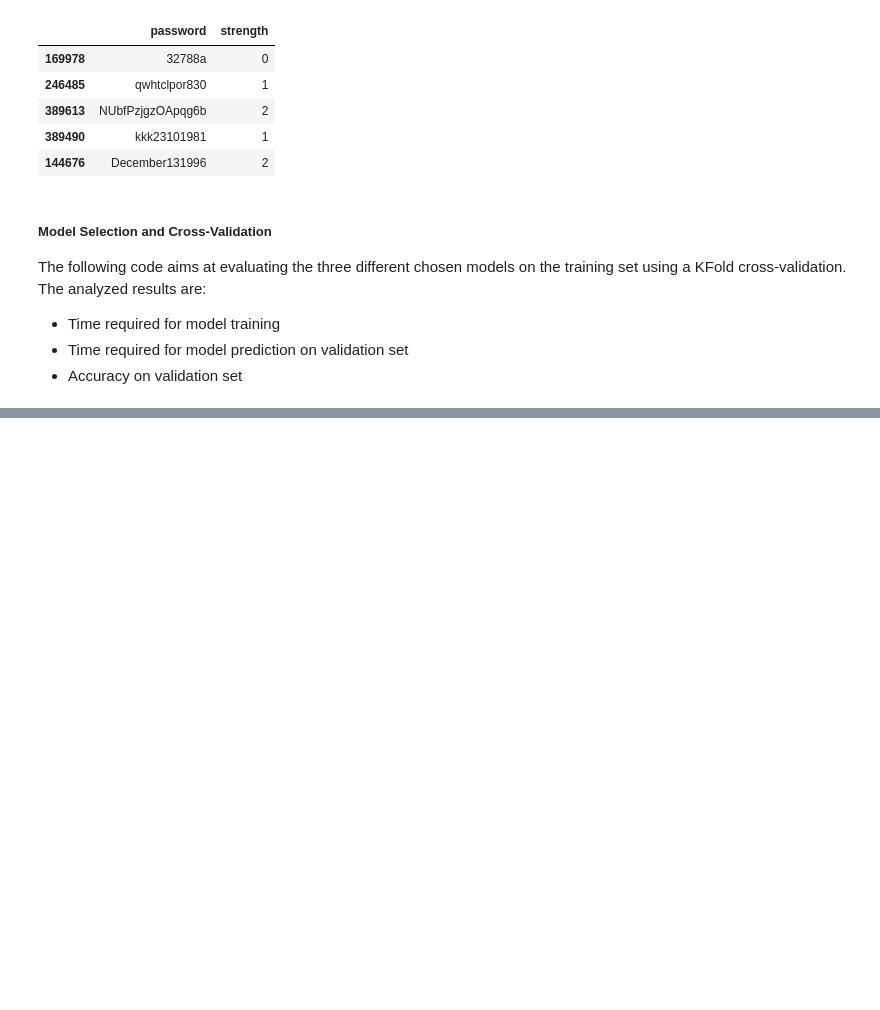
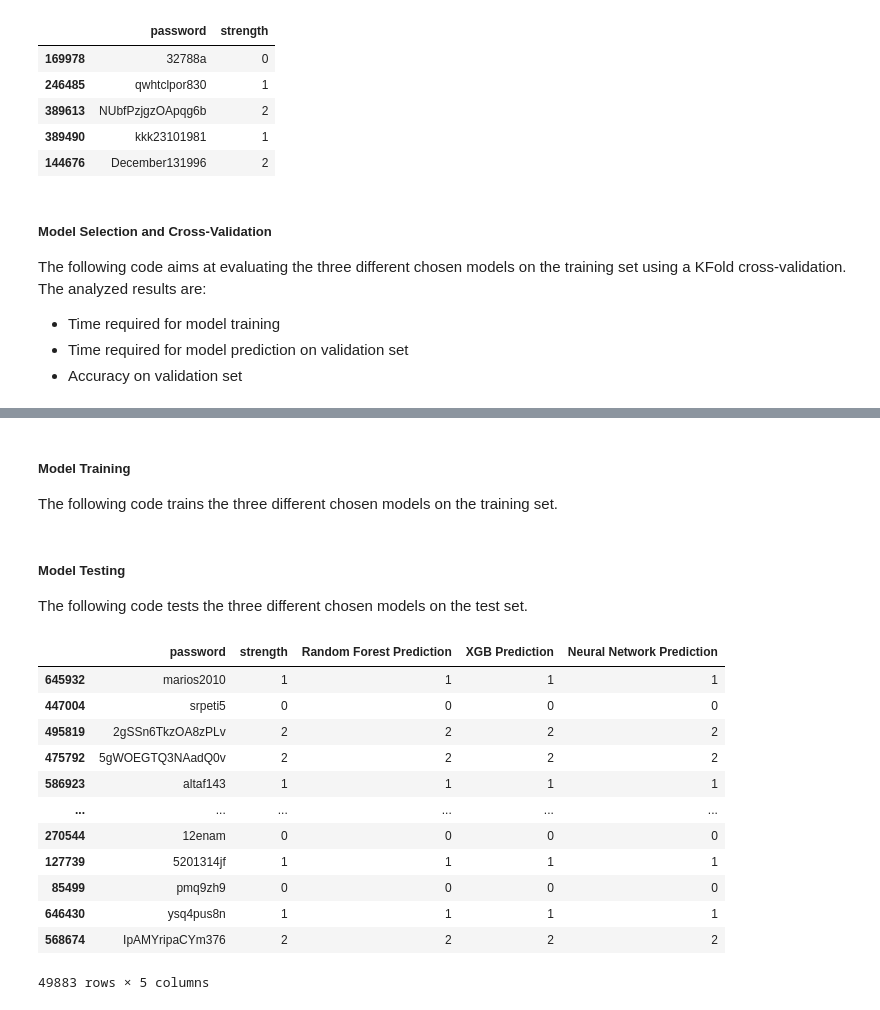
Before and after one commit to LucaMelis0/password-strength-classification, a Jupyter notebook: main.ipynb, the cells around one changed output, grey strips where cells are left out. Cells and saved outputs as stored; diff of their text form; code cells hidden in the pictures; blank space fills up the shorter version.

```diff
--- a/main.ipynb
+++ b/main.ipynb
@@ -209,0 +210,3 @@ Metrics for Neural Network Classifier:
+# %% [markdown]
+##### **Model Training**
+The following code trains the three different chosen models on the training set.
@@ -209,0 +217,25 @@ Metrics for Neural Network Classifier:
+# %% [markdown]
+##### **Model Testing**
+The following code tests the three different chosen models on the test set.
+# %%
+from utils_and_libraries.libs import pd
+
+random_forest_predictions = random_forest_classifier.predict(x_test)
+xgb_classifier_predictions = xgb_classifier.predict(x_test)
+neural_network_predictions = neural_network_classifier.predict(x_test)
+
+utils.display_data(pd.DataFrame({'password': password_test, 'strength': y_test, 'Random Forest Prediction': random_forest_predictions, 'XGB Prediction': xgb_classifier_predictions, 'Neural Network Prediction': neural_network_predictions}), head=False)
+# %% [output]
+|  | password | strength | Random Forest Prediction | XGB Prediction | Neural Network Prediction |
+| 645932 | marios2010 | 1 | 1 | 1 | 1 |
+| 447004 | srpeti5 | 0 | 0 | 0 | 0 |
+| 495819 | 2gSSn6TkzOA8zPLv | 2 | 2 | 2 | 2 |
+| 475792 | 5gWOEGTQ3NAadQ0v | 2 | 2 | 2 | 2 |
+| 586923 | altaf143 | 1 | 1 | 1 | 1 |
+| ... | ... | ... | ... | ... | ... |
+| 270544 | 12enam | 0 | 0 | 0 | 0 |
+| 127739 | 5201314jf | 1 | 1 | 1 | 1 |
+| 85499 | pmq9zh9 | 0 | 0 | 0 | 0 |
+| 646430 | ysq4pus8n | 1 | 1 | 1 | 1 |
+| 568674 | IpAMYripaCYm376 | 2 | 2 | 2 | 2 |
+49883 rows × 5 columns
```
Also changed, not shown: parts of 6 cells of this notebook, 2 other files.
